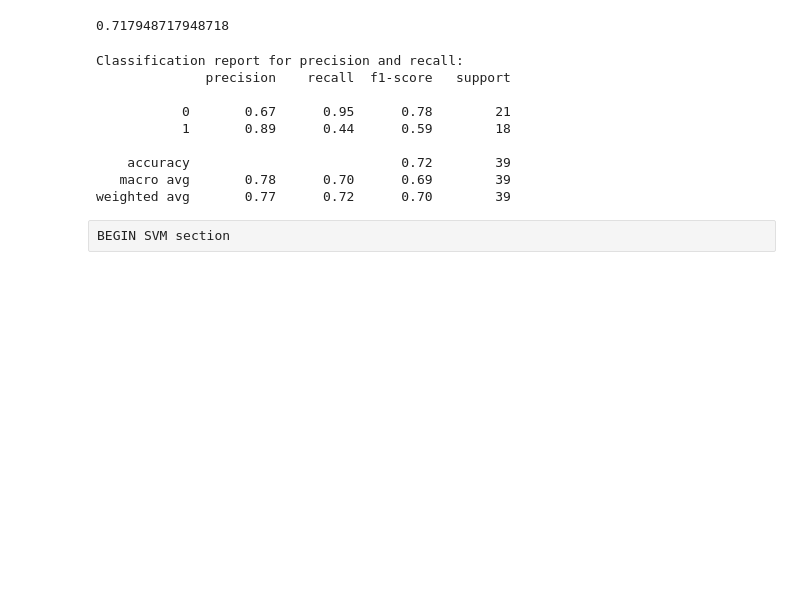
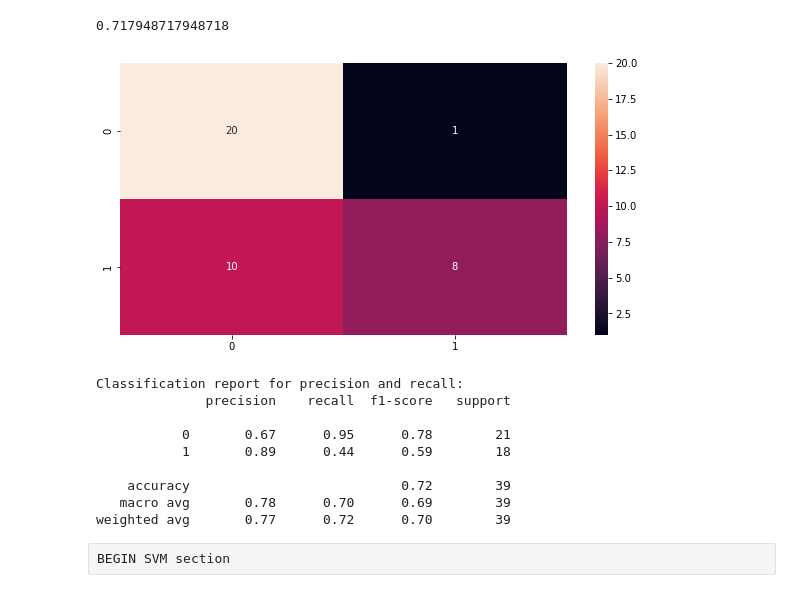
Before and after one commit to mjpitts/ecs171_group_17, a Jupyter notebook: project.ipynb, the cells around one changed output. Cells and saved outputs as stored; diff of their text form; code cells hidden in the pictures; blank space fills up the shorter version.

```diff
--- a/project.ipynb
+++ b/project.ipynb
@@ -329,12 +332,16 @@ nb_model.score(X_test, y_test)
 # %% [output]
 0.717948717948718
 # %%
+# print confusion matrix
+sns.heatmap(metrics.confusion_matrix(y_test.to_numpy(), nb_model.predict(X_test)), annot=True)
+plt.show()
+
 # print classification report for precision and recall
 # False means not satisfied, True means is satisfied
-from sklearn.metrics import classification_report
 print("Classification report for precision and recall:")
 print(classification_report(y_true=y_test, y_pred=nb_model.predict(X_test)))
 # %% [output]
+[figure, added]
 Classification report for precision and recall:
               precision    recall  f1-score   support
 
```
Also changed, not shown: parts of 12 cells of this notebook.
